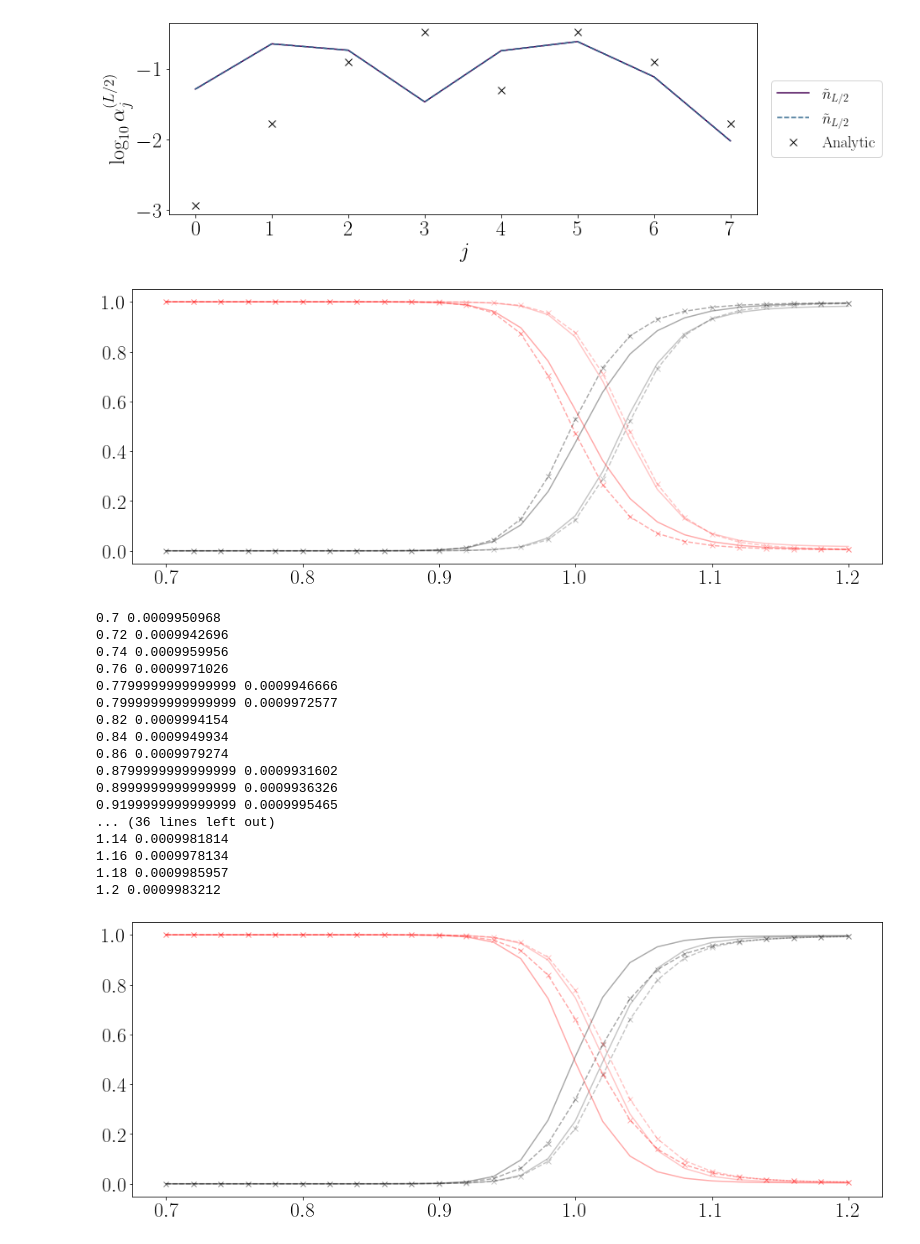
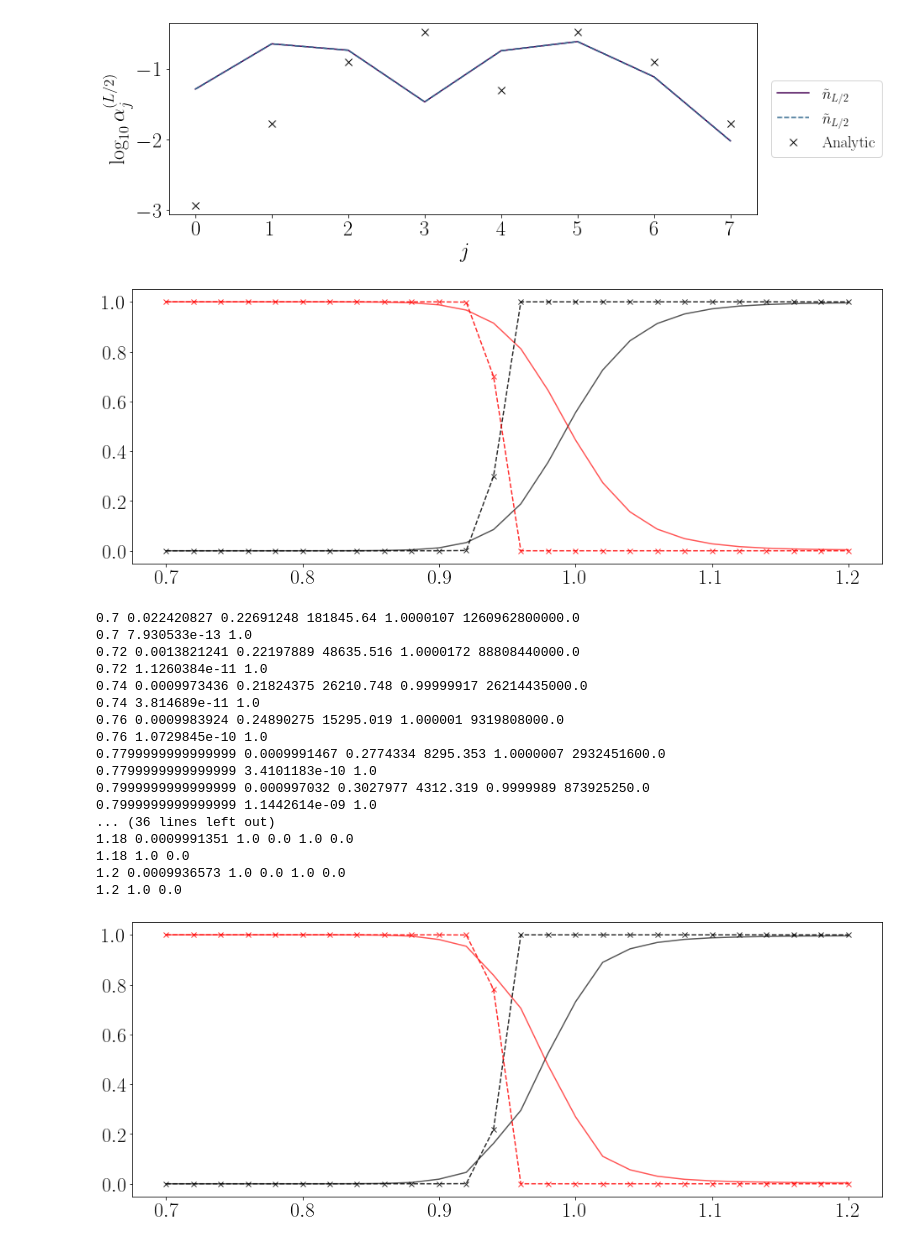
Before and after one commit to sjt48/PyFlow, a Jupyter notebook: disorder_free_loc.ipynb, the cells around one changed output. Cells and saved outputs as stored; diff of their text form; code cells hidden in the pictures.

```diff
--- a/disorder_free_loc.ipynb
+++ b/disorder_free_loc.ipynb
@@ -1914,7 +1914,7 @@ norm = False
 [figure]
 # %%
 dlist = [0.7+0.02*i for i in range(26)]
-nlist = [8,12]
+nlist = [24]
 
 flist2 = np.zeros((5,len(dlist)))
 flist4 = np.zeros((5,len(dlist)))
@@ -1964,7 +1964,7 @@ for n in nlist:
 flist2 = np.zeros((5,len(dlist)))
 flist4 = np.zeros((5,len(dlist)))
 ncount = 0
-for n in nlist:
+for n in [30]:
     LIOM = 'bck'
     nvar = utility.namevar(dis_type,dsymm,'CDW',dyn,norm,n,LIOM,species)
 
@@ -2107,7 +2107,7 @@ for n in nlist:
 flist2 = np.zeros((5,len(dlist)))
 flist4 = np.zeros((5,len(dlist)))
 ncount = 0
-for n in nlist:
+for n in [30]:
     LIOM = 'bck'
     nvar = utility.namevar(dis_type,dsymm,'CDW',dyn,norm,n,LIOM,species)
 
@@ -2129,13 +2129,14 @@ for n in nlist:
                     H = np.array(hf.get('H2_diag'))
 #                     err = np.median(np.array(hf.get('err')))
                     V = H - np.diag(np.diag(H))
-                    print(d,np.max(np.abs(V)))
+                    print(d,np.max(np.abs(V)),np.max(np.abs(liom2)),np.max(np.abs(liom4)),np.sum([i**2 for i in liom2]),np.sum([i**2 for i in liom4]))
                 squared = np.sum([i**2 for i in liom2]) + np.sum([i**2 for i in liom4])
                 f2 = np.sum([i**2 for i in liom2])/squared
                 f4 = np.sum([i**2 for i in liom4])/squared
 
         f2list[count] = f2
         f4list[count] = f4
+        print(d,f2,f4)
 
         count += 1
 
@@ -2173,48 +2174,48 @@ for n in nlist:
 # #                         print(params)
 # #                     H = np.array(hf.get('H2_diag'))
 # #                     err = np.median(np.array(hf.get('err')))
 #                     V = H - np.diag(np.diag(H))
 # #                     print(d,np.max(np.abs(V)),err)
 #                 squared = np.sum([i**2 for i in liom2]) + np.sum([i**2 for i in liom4])
 #                 f2 = np.sum([i**2 for i in liom2])/squared
 #                 f4 = np.sum([i**2 for i in liom4])/squared
 
 #         f2list[count] = f2
 #         f4list[count] = f4
 
 #         count += 1
 
 # #     print(n,f2list)
 # #     print(n,f4list)
 
 #     plt.plot(dlist,f2list,'ko--',alpha=n/24)
 #     plt.plot(dlist,f4list,'ro--',alpha=n/24)
 
 #     flist2[ncount] = f2list
 #     flist4[ncount] = f4list
 #     ncount += 1
 
 
 # plt.yscale('log')
 plt.show()
 plt.close()
 # %% [output]
-[figure, old version]
+[figure, new version]
-0.7 0.0009950968
-0.72 0.0009942696
-0.74 0.0009959956
-0.76 0.0009971026
-0.7799999999999999 0.0009946666
-0.7999999999999999 0.0009972577
-0.82 0.0009994154
-0.84 0.0009949934
-0.86 0.0009979274
-0.8799999999999999 0.0009931602
-0.8999999999999999 0.0009936326
-0.9199999999999999 0.0009995465
+0.7 0.022420827 0.22691248 181845.64 1.0000107 1260962800000.0
+0.7 7.930533e-13 1.0
+0.72 0.0013821241 0.22197889 48635.516 1.0000172 88808440000.0
+0.72 1.1260384e-11 1.0
+0.74 0.0009973436 0.21824375 26210.748 0.99999917 26214435000.0
+0.74 3.814689e-11 1.0
+0.76 0.0009983924 0.24890275 15295.019 1.000001 9319808000.0
+0.76 1.0729845e-10 1.0
+0.7799999999999999 0.0009991467 0.2774334 8295.353 1.0000007 2932451600.0
+0.7799999999999999 3.4101183e-10 1.0
+0.7999999999999999 0.000997032 0.3027977 4312.319 0.9999989 873925250.0
+0.7999999999999999 1.1442614e-09 1.0
 ... (36 lines left out)
-1.14 0.0009981814
-1.16 0.0009978134
-1.18 0.0009985957
-1.2 0.0009983212
+1.18 0.0009991351 1.0 0.0 1.0 0.0
+1.18 1.0 0.0
+1.2 0.0009936573 1.0 0.0 1.0 0.0
+1.2 1.0 0.0
-[figure, old version]
+[figure, new version]
```
Also changed, not shown: 3 other files.
